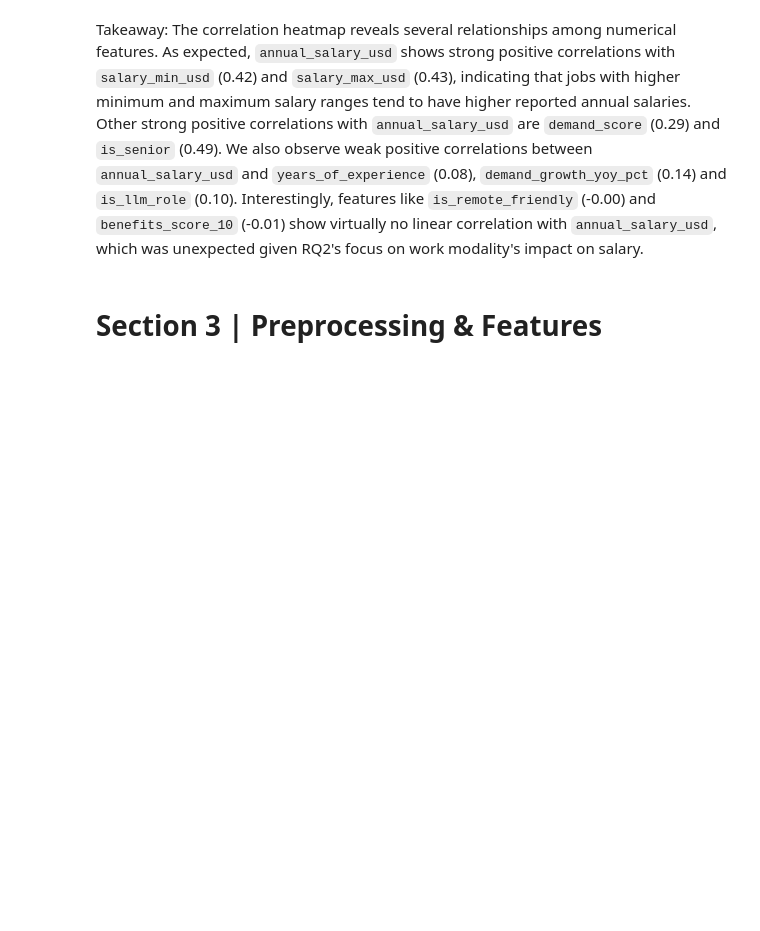
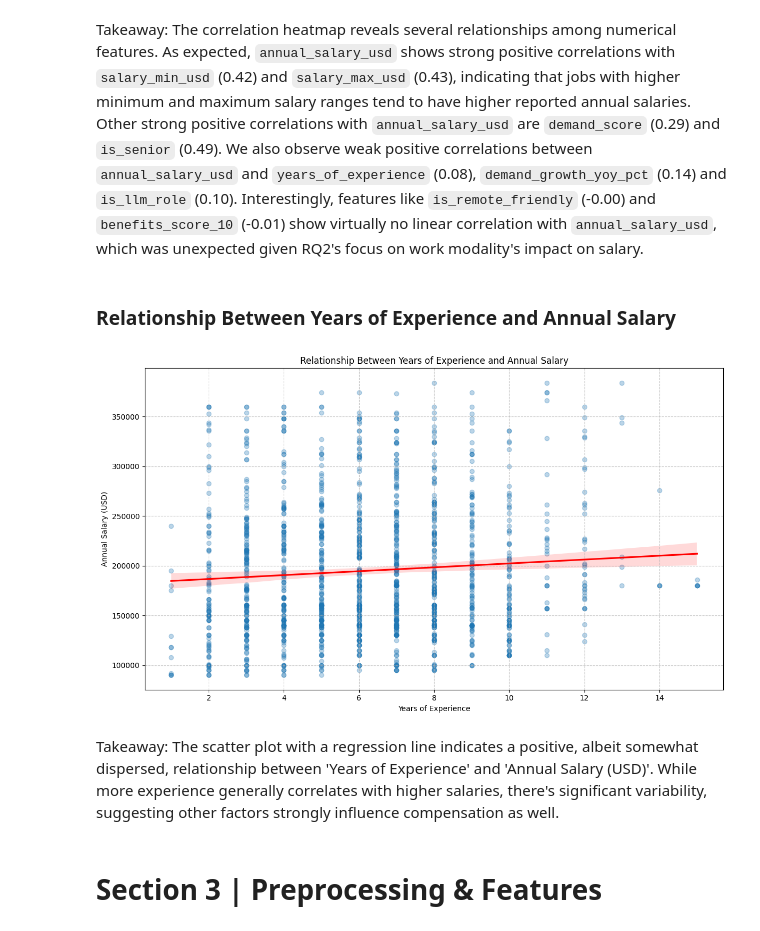
Before and after one commit to uliazaman02/AI_Jobs_Market, a Jupyter notebook: Final_Project_Part_2.ipynb, the cells around one changed output. Drawn from its saved outputs; the diff is of its cells as text; code cells hidden in the pictures; blank space fills up the shorter version.

```diff
--- a/Final_Project_Part_2.ipynb
+++ b/Final_Project_Part_2.ipynb
@@ -232,6 +269,21 @@ plt.show()
 [figure]
 # %% [markdown]
 Takeaway: The correlation heatmap reveals several relationships among numerical features. As expected, `annual_salary_usd` shows strong positive correlations with `salary_min_usd` (0.42) and `salary_max_usd` (0.43), indicating that jobs with higher minimum and maximum salary ranges tend to have higher reported annual salaries. Other strong positive correlations with `annual_salary_usd` are `demand_score` (0.29) and `is_senior` (0.49). We also observe weak positive correlations between `annual_salary_usd` and `years_of_experience` (0.08), `demand_growth_yoy_pct` (0.14) and `is_llm_role` (0.10). Interestingly, features like `is_remote_friendly` (-0.00) and `benefits_score_10` (-0.01) show virtually no linear correlation with `annual_salary_usd`, which was unexpected given RQ2's focus on work modality's impact on salary.
+# %% [markdown]
+### Relationship Between Years of Experience and Annual Salary
+# %%
+plt.figure(figsize=(12, 7))
+sns.regplot(x='years_of_experience', y='annual_salary_usd', data=df, scatter_kws={'alpha':0.3}, line_kws={'color':'red'})
+plt.title('Relationship Between Years of Experience and Annual Salary')
+plt.xlabel('Years of Experience')
+plt.ylabel('Annual Salary (USD)')
+plt.grid(True, linestyle='--', alpha=0.7)
+plt.tight_layout()
+plt.show()
+# %% [output]
+[figure, added]
+# %% [markdown]
+Takeaway: The scatter plot with a regression line indicates a positive, albeit somewhat dispersed, relationship between 'Years of Experience' and 'Annual Salary (USD)'. While more experience generally correlates with higher salaries, there's significant variability, suggesting other factors strongly influence compensation as well.
 # %% [markdown]
 # Section 3 | Preprocessing & Features
 # %% [markdown]
```
Also changed, not shown: parts of 43 cells of this notebook.
